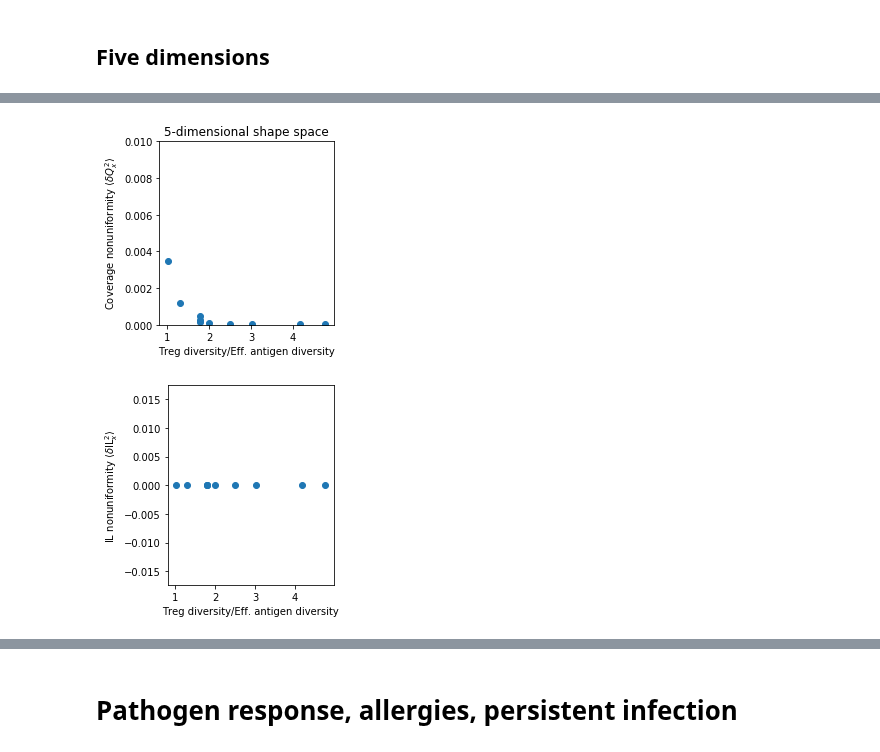
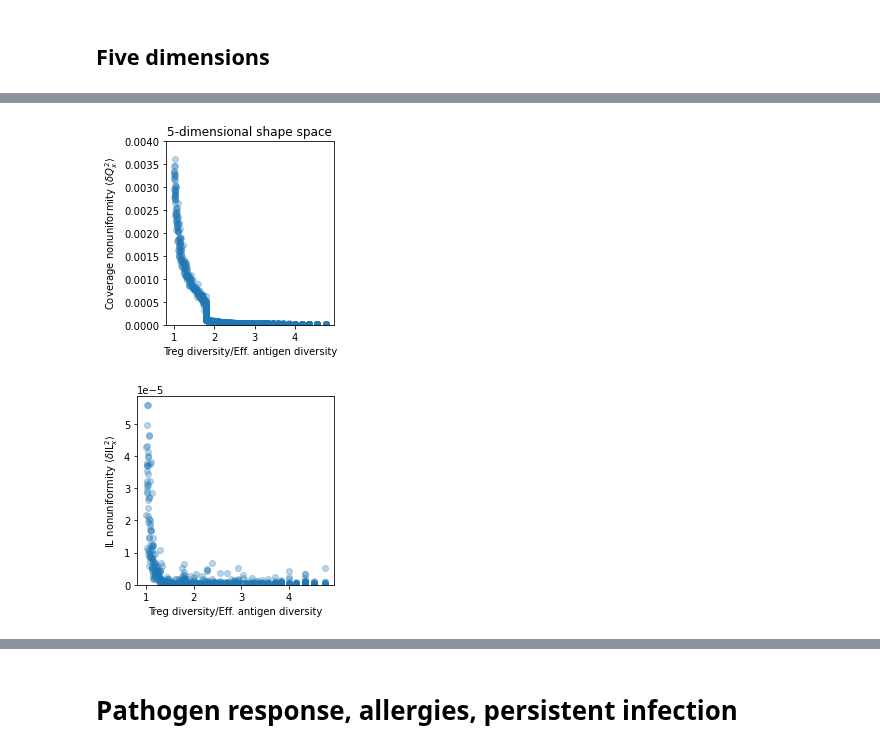
Before and after one commit to Ninjaneer32/immune-svm, a Jupyter notebook: scripts/ImmuneOptimization.ipynb, the cells around one changed output, grey strips where cells are left out. Saved outputs shown, nothing was run; the diff lists cells and outputs as text; code cells hidden in the pictures.

Commit message:
make figures

```diff
--- a/scripts/ImmuneOptimization.ipynb
+++ b/scripts/ImmuneOptimization.ipynb
@@ -472,9 +463,9 @@ plt.show()
 fig,ax=plt.subplots(figsize=(3.5,3.5))
 #fig.subplots_adjust(left=0.25)
 #fig.subplots_adjust(left=0.25)
-sensitivity = pd.read_csv('../data/sensitivity_multi_2.csv',index_col=0)
-ax.scatter(sensitivity['alpha'].values,sensitivity['Qvar'].values)
-ax.set_ylim((0,.01))
+sensitivity = pd.read_csv('../data/sensitivity_multi_3.csv',index_col=0)
+ax.scatter(sensitivity['alpha'].values,sensitivity['Qvar'].values,alpha=0.3)
+ax.set_ylim((0,.004))
 ax.set_xlabel('Treg diversity/Eff. antigen diversity')
 ax.set_ylabel(r'Coverage nonuniformity $\langle \delta Q_x^2\rangle$')
 ax.set_title('5-dimensional shape space')
@@ -484,21 +475,22 @@ pdf.savefig(fig)
 pdf.close()
 plt.show()
 # %% [output]
-[figure, old version]
+[figure, new version]
 # %%
 fig,ax=plt.subplots(figsize=(3.5,3.5))
 #fig.subplots_adjust(left=0.25)
 #fig.subplots_adjust(left=0.25)
-sensitivity = pd.read_csv('../data/sensitivity_multi_2.csv',index_col=0)
-ax.scatter(sensitivity['alpha'].values,sensitivity['ILvar'].values)
+sensitivity = pd.read_csv('../data/sensitivity_multi_3.csv',index_col=0)
+ax.scatter(sensitivity['alpha'].values,sensitivity['ILvar'].values,alpha=0.3)
 #ax.set_ylim((0,.01))
+ax.set_ylim((0,None))
 ax.set_xlabel('Treg diversity/Eff. antigen diversity')
 ax.set_ylabel(r'IL nonuniformity $\langle \delta {\rm IL}_x^2\rangle$')
 #ax.set_title('5-dimensional shape space')
 plt.tight_layout()
 pdf = bpdf.PdfPages('../figures/sense_multi_IL.pdf')
 pdf.savefig(fig)
 pdf.close()
 plt.show()
 # %% [output]
-[figure, old version]
+[figure, new version]
```
Also changed, not shown: parts of 4 cells of this notebook, 2 other files.
